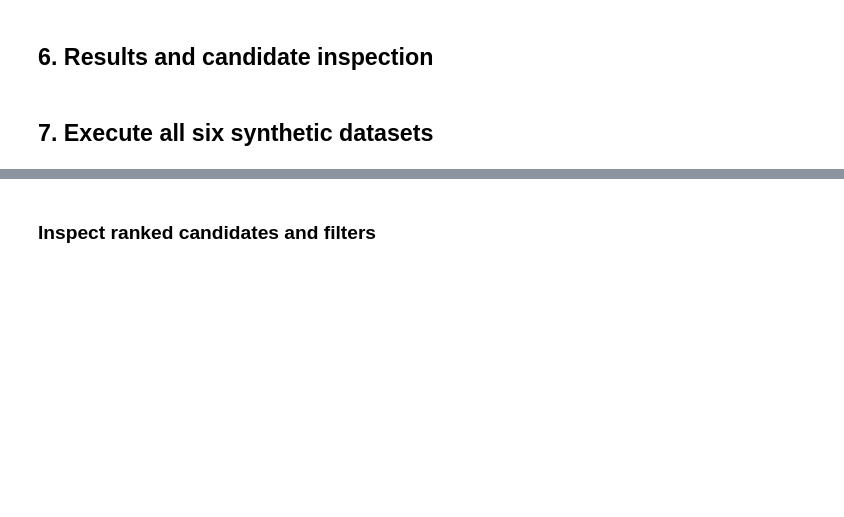
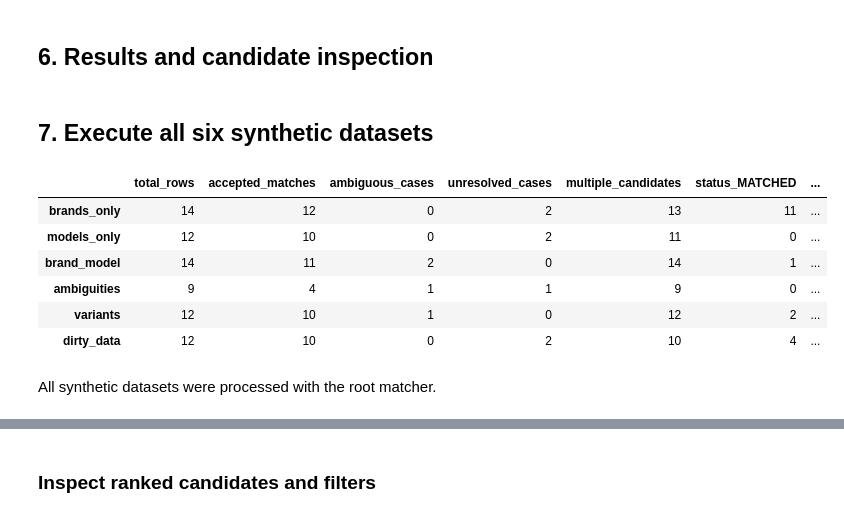
Before and after one commit to sofiapetushok/autobrands, a Jupyter notebook: notebooks/autobrands_matching_tests.ipynb, the cells around one changed output, grey strips where cells are left out. Drawn from its saved outputs; the diff is of its cells as text; code cells hidden in the pictures; blank space fills up the shorter version.

```diff
--- a/notebooks/autobrands_matching_tests.ipynb
+++ b/notebooks/autobrands_matching_tests.ipynb
@@ -385,61 +335,39 @@ def unresolved_results(result_df: pd.DataFrame) -> pd.DataFrame:
 # %%
 input_snapshots = {name: frame.copy(deep=True) for name, frame in datasets.items()}
 dataset_columns = {
     "brands_only": ("brand", None),
     "models_only": (None, "model"),
     "brand_model": ("brand", "model"),
     "ambiguities": ("brand", "model"),
     "variants": ("brand", "model"),
     "dirty_data": ("brand", "model"),
 }
-results_by_version = {
-    version: {
-        name: run_pipeline_for_version(
-            frame,
-            brand_col=dataset_columns[name][0],
-            model_col=dataset_columns[name][1],
-            version=version,
-        )
-        for name, frame in datasets.items()
-    }
-    for version in ("v1", "v2")
+results = {
+    name: run_pipeline(
+        frame,
+        brand_col=dataset_columns[name][0],
+        model_col=dataset_columns[name][1],
+    )
+    for name, frame in datasets.items()
 }
-results = results_by_version[MATCHER_VERSION]
-accepted_statuses = FULL_MATCHES | {"MATCHED"}
-comparison_rows = []
-for name, source in datasets.items():
-    left, right = results_by_version["v1"][name], results_by_version["v2"][name]
-    identity_columns = [column for column in ("corrected_brand", "corrected_model")
-                        if column in left.columns and column in right.columns]
-    differing_acceptance_or_identity = 0
-    for position in range(len(left)):
-        left_accepted = left.iloc[position]["match_status"] in accepted_statuses
-        right_accepted = right.iloc[position]["match_status"] in accepted_statuses
-        identities_differ = (tuple(left.iloc[position][column] for column in identity_columns)
-                             != tuple(right.iloc[position][column] for column in identity_columns))
-        differing_acceptance_or_identity += int(
-            left_accepted != right_accepted or (left_accepted and right_accepted and identities_differ)
-        )
-    comparison_rows.append({
-        "dataset": name,
-        "rows": len(source),
-        "v1_accepted": int(left["match_status"].isin(accepted_statuses).sum()),
-        "v2_accepted": int(right["match_status"].isin(accepted_statuses).sum()),
-        "different_status": int((left["match_status"].to_numpy()
-                                  != right["match_status"].to_numpy()).sum()),
-        "different_accepted_identity": differing_acceptance_or_identity,
-    })
-comparison_summary = pd.DataFrame(comparison_rows).set_index("dataset")
 
 diagnostic_table = pd.DataFrame(
     {name: diagnostics(frame) for name, frame in results.items()}
 ).T
 status_table = pd.DataFrame(
     {name: status_counts(frame) for name, frame in results.items()}
 ).T.add_prefix("status_")
 display(diagnostic_table.join(status_table))
-display(comparison_summary)
-display(Markdown(f"Results shown below use **{MATCHER_VERSION}**; both versions processed every synthetic dataset."))
+display(Markdown("All synthetic datasets were processed with the root matcher."))
+# %% [output]
+|  | total_rows | accepted_matches | ambiguous_cases | unresolved_cases | multiple_candidates | status_MATCHED | ... |
+| brands_only | 14 | 12 | 0 | 2 | 13 | 11 | ... |
+| models_only | 12 | 10 | 0 | 2 | 11 | 0 | ... |
+| brand_model | 14 | 11 | 2 | 0 | 14 | 1 | ... |
+| ambiguities | 9 | 4 | 1 | 1 | 9 | 0 | ... |
+| variants | 12 | 10 | 1 | 0 | 12 | 2 | ... |
+| dirty_data | 12 | 10 | 0 | 2 | 10 | 4 | ... |
+All synthetic datasets were processed with the root matcher.
 # %%
 for dataset_name, result_df in results.items():
     display(Markdown(f"### {dataset_name}"))
```
Also changed, not shown: parts of 19 cells of this notebook, 10 other files.
